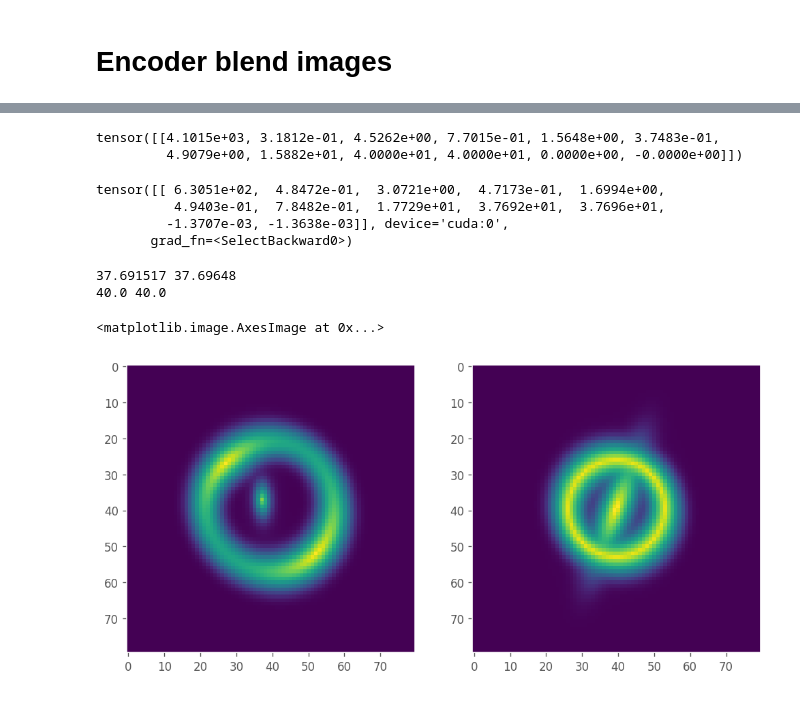
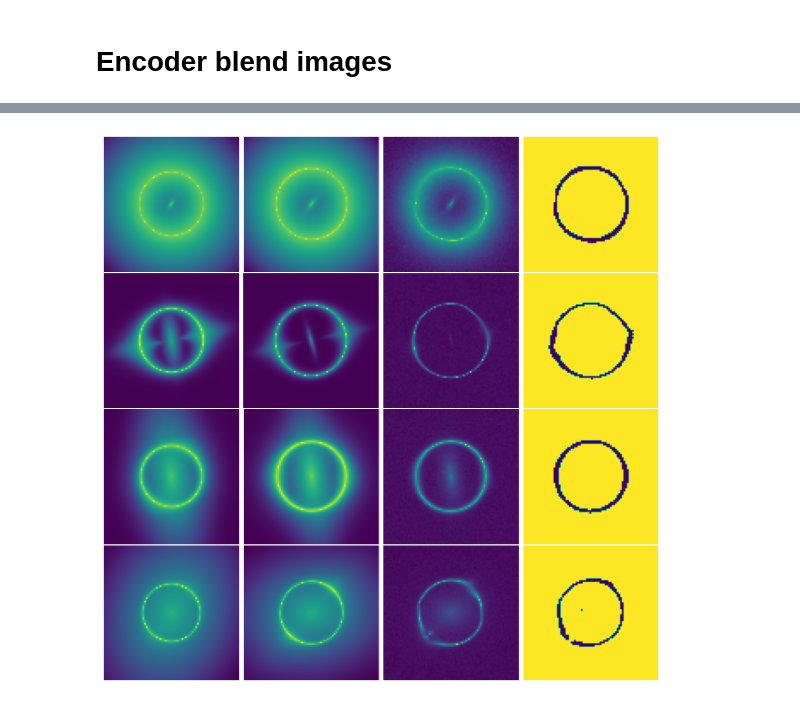
Before and after one commit to yashpatel5400/bliss, a Jupyter notebook: case_studies/substructure/eval.ipynb, the cells around one changed output, grey strips where cells are left out. Drawn from its saved outputs; the diff is of its cells as text; code cells hidden in the pictures.

```diff
--- a/case_studies/substructure/eval.ipynb
+++ b/case_studies/substructure/eval.ipynb
@@ -66,6 +62,7 @@ residuals = packed_images["subhalos"]
 # %%
 import numpy as np
 full_true = tile_catalog["subhalos"].cpu().to_full_params()
+main_deflector_true = tile_catalog["global"].cpu().to_full_params()
 
 plt.rcParams["axes.grid"] = False
 fig, axs = plt.subplots(4, 4, figsize=(10, 10), dpi=120)
@@ -76,6 +73,9 @@ for i, image_pair in enumerate(zip(images[:8], residuals[:8])):
     true_subhalo_pos = full_true.plocs[i,...].cpu().numpy()
     true_subhalo_pos = true_subhalo_pos[np.any(true_subhalo_pos, axis=1)] + offset
 
+    total_flux, disk_frac, beta_radians, disk_q, a_d, bulge_q, a_b = main_deflector_true["galaxy_params"][i,0]
+    print(f"disk_frac={disk_frac}")
+
     pos = 2 * i
     axs[pos // 4, pos % 4].imshow(np.log(image[0].cpu().numpy() + 2))
     axs[(pos + 1) // 4, (pos + 1) % 4].imshow(np.log(residual[0].cpu().numpy() + 2))
@@ -110,33 +118,41 @@ galaxy_params = galaxy_encoder.sample(image_ptiles, locs, deterministic=True)
 lens_params = lens_encoder.sample(image_ptiles, locs, deterministic=True)
 main_deflector_locs = (torch.ones((1, 16, 1, 2)) * 40).to("cuda:0")
 
-main_deflector_params = torch.cat((main_deflector_locs, galaxy_params, full_true["lens_params"].to("cuda:0").unsqueeze(0)), dim=-1)
+main_deflector_params = torch.cat((main_deflector_locs, galaxy_params, lens_params), dim=-1)
 true_main_deflector_params = torch.cat((main_deflector_locs, full_true["galaxy_params"].to("cuda:0").unsqueeze(0), full_true["lens_params"].to("cuda:0").unsqueeze(0)), dim=-1)
 
 dummy_subhalos = torch.zeros_like(main_deflector_params)
-# %%
-full_true["lens_params"][4]
-# %% [output]
-tensor([[4.1015e+03, 3.1812e-01, 4.5262e+00, 7.7015e-01, 1.5648e+00, 3.7483e-01,
-         4.9079e+00, 1.5882e+01, 4.0000e+01, 4.0000e+01, 0.0000e+00, -0.0000e+00]])
-# %%
-lens_params[0,4]
-# %% [output]
-tensor([[ 6.3051e+02,  4.8472e-01,  3.0721e+00,  4.7173e-01,  1.6994e+00,
-          4.9403e-01,  7.8482e-01,  1.7729e+01,  3.7692e+01,  3.7696e+01,
-         -1.3707e-03, -1.3638e-03]], device='cuda:0',
-       grad_fn=<SelectBackward0>)
 # %%
-sample_idx = 13
-decoded_img_pred = decoder(main_deflector_params.detach()[:,sample_idx,...], dummy_subhalos.detach()[:,0,...], 80)["global"].cpu().numpy()[0,0,...]
-decoded_img_true = decoder(true_main_deflector_params.detach()[:,sample_idx,...], dummy_subhalos.detach()[:,0,...], 80)["global"].cpu().numpy()[0,0,...]
+plt.rcParams["axes.grid"] = False
+fig, axs = plt.subplots(4, 4, figsize=(10, 10), dpi=120)
+plt.subplots_adjust(wspace=0, hspace=0)
+for i, image_pair in enumerate(zip(images[:4], residuals[:4])):
+    image, residual = image_pair
+    image = image[0].cpu().numpy()
+    offset = 16
 
-plt.rcParams["axes.grid"] = False
-fig, axs = plt.subplots(1, 2, figsize=(10, 10), dpi=120)
-axs[0].imshow(np.log(decoded_img_pred + 2))
-axs[1].imshow(np.log(decoded_img_true + 2))
+    decoded_img_pred = decoder(main_deflector_params.detach()[:,i,...], dummy_subhalos.detach()[:,0,...], 80)["global"].cpu().numpy()[0,0,...]
+    decoded_img_true = decoder(true_main_deflector_params.detach()[:,i,...], dummy_subhalos.detach()[:,0,...], 80)["global"].cpu().numpy()[0,0,...]
+
+    thresholded_lensed_img = (image > np.quantile(image, 0.95)).astype(int)
+    thresholded_main_lensed_img = (decoded_img_pred > np.quantile(decoded_img_pred, 0.95)).astype(int)
+    residuals = ((thresholded_lensed_img - thresholded_main_lensed_img) == 1).astype(np.uint8) * 255
+
+    pos = 4 * i
+    axs[pos // 4, pos % 4].imshow(np.log(decoded_img_pred + 1))
+    axs[(pos + 1) // 4, (pos + 1) % 4].imshow(np.log(decoded_img_true + 2))
+    axs[(pos + 2) // 4, (pos + 2) % 4].imshow(np.log(image + 2))
+    axs[(pos + 3) // 4, (pos + 3) % 4].imshow(np.log(residuals + 2))
+
+    # axs[(pos + 1) // 4, (pos + 1) % 4].imshow(residuals)
+
+    # print(f'predicted={lens_params[0,i,0]}')
+    # print(f'true={full_true["lens_params"].to("cuda:0").unsqueeze(0)[0,i,0]}')
+    # print("--------------------------------------------")
+
+    for j in [pos, pos + 1, pos + 2, pos + 3]:
+        axs[j // 4, j % 4].set_xticklabels([])
+        axs[j // 4, j % 4].set_yticklabels([])
+        axs[j // 4, j % 4].tick_params(left = False, bottom = False)
 # %% [output]
-37.691517 37.69648
-40.0 40.0
-<matplotlib.image.AxesImage at 0x...>
-[figure, old version]
+[figure, new version]
```
Also changed, not shown: parts of 2 cells of this notebook, 13 other files.
